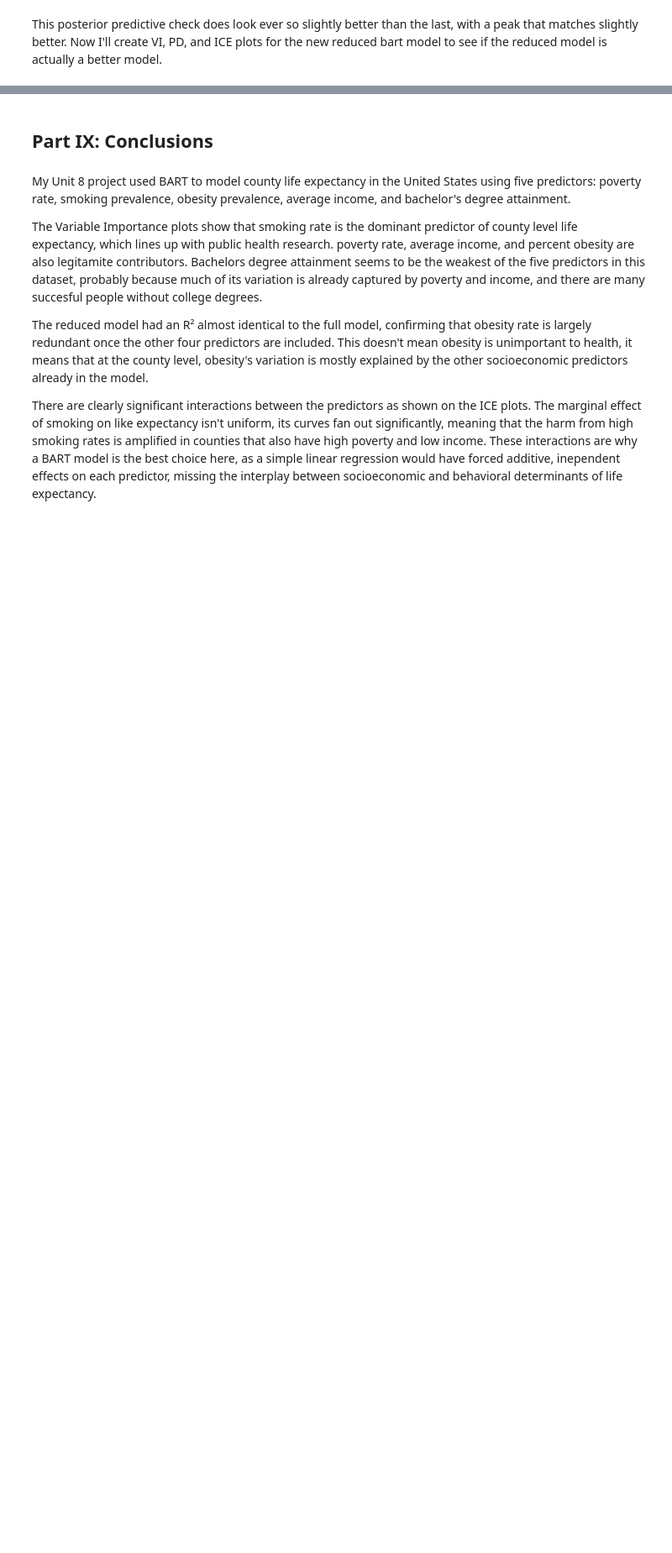
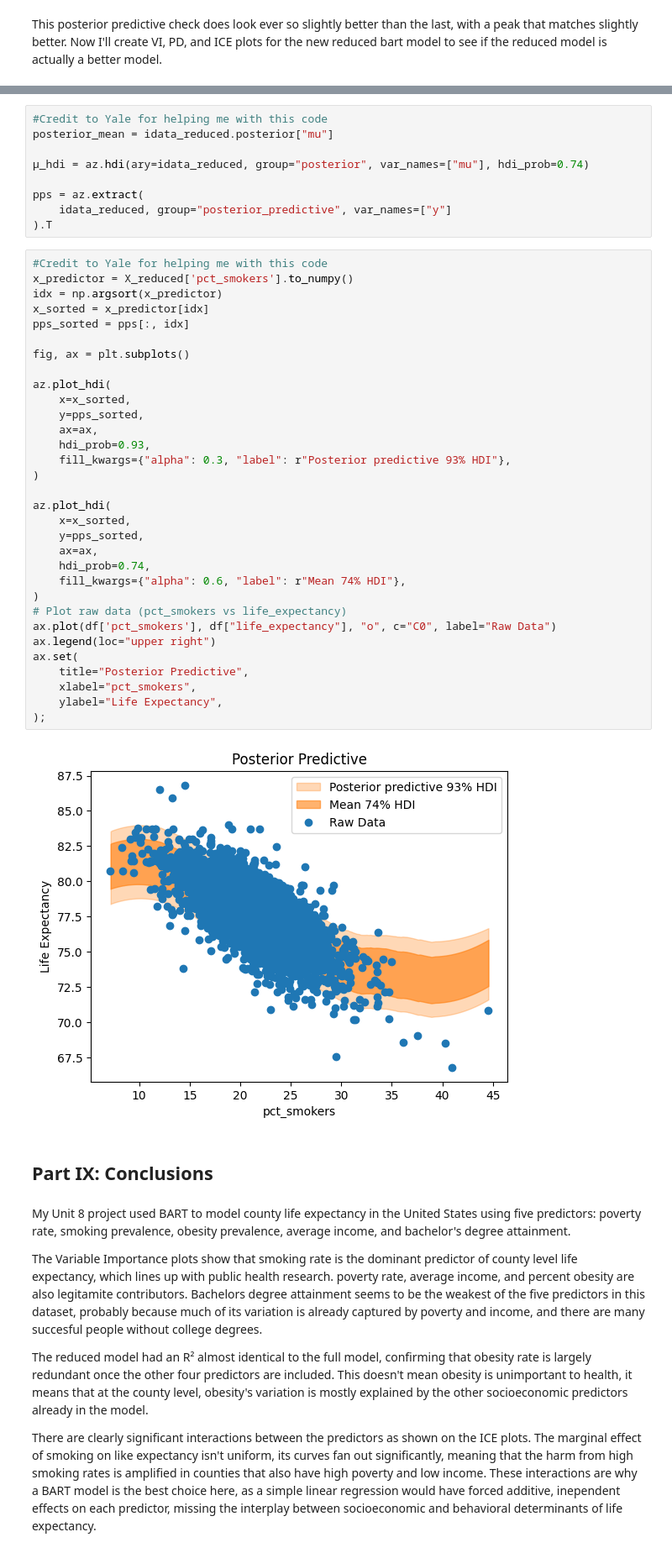
Before and after one commit to Tookss55/DS, a Jupyter notebook: Unit8/Amir_RegaUnit8Proj.ipynb, the cells around one changed output, grey strips where cells are left out. Shown at 84% size. Cells and saved outputs as stored; diff of their text form; blank space fills up the shorter version.

```diff
--- a/Unit8/Amir_RegaUnit8Proj.ipynb
+++ b/Unit8/Amir_RegaUnit8Proj.ipynb
@@ -243,3 +243,46 @@ array([<Axes: xlabel='poverty_rate'>, <Axes: xlabel='pct_smokers'>,
+# %%
+#Credit to Yale for helping me with this code
+posterior_mean = idata_reduced.posterior["mu"]
+
+μ_hdi = az.hdi(ary=idata_reduced, group="posterior", var_names=["mu"], hdi_prob=0.74)
+
+pps = az.extract(
+    idata_reduced, group="posterior_predictive", var_names=["y"]
+).T
+# %%
+#Credit to Yale for helping me with this code
+x_predictor = X_reduced['pct_smokers'].to_numpy()
+idx = np.argsort(x_predictor)
+x_sorted = x_predictor[idx]
+pps_sorted = pps[:, idx]
+
+fig, ax = plt.subplots()
+
+az.plot_hdi(
+    x=x_sorted,
+    y=pps_sorted,
+    ax=ax,
+    hdi_prob=0.93,
+    fill_kwargs={"alpha": 0.3, "label": r"Posterior predictive 93% HDI"},
+)
+
+az.plot_hdi(
+    x=x_sorted,
+    y=pps_sorted,
+    ax=ax,
+    hdi_prob=0.74,
+    fill_kwargs={"alpha": 0.6, "label": r"Mean 74% HDI"},
+)
+# Plot raw data (pct_smokers vs life_expectancy)
+ax.plot(df['pct_smokers'], df["life_expectancy"], "o", c="C0", label="Raw Data")
+ax.legend(loc="upper right")
+ax.set(
+    title="Posterior Predictive",
+    xlabel="pct_smokers",
+    ylabel="Life Expectancy",
+);
+# %% [output]
+[figure, added]
 # %% [markdown]
 ## Part IX: Conclusions
 # %% [markdown]
```
Also changed, not shown: parts of 10 cells of this notebook.
